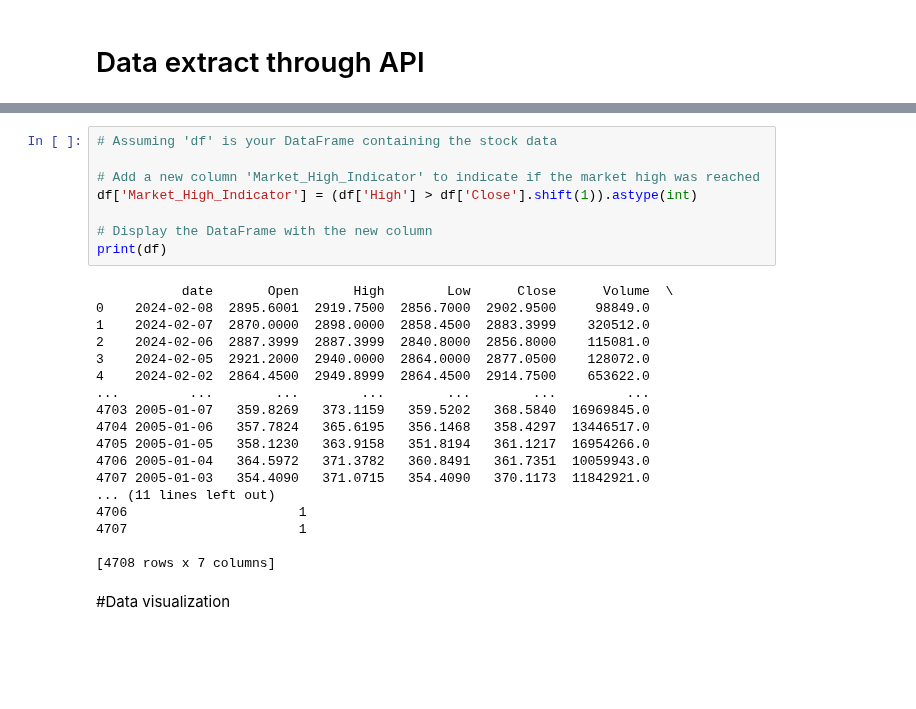
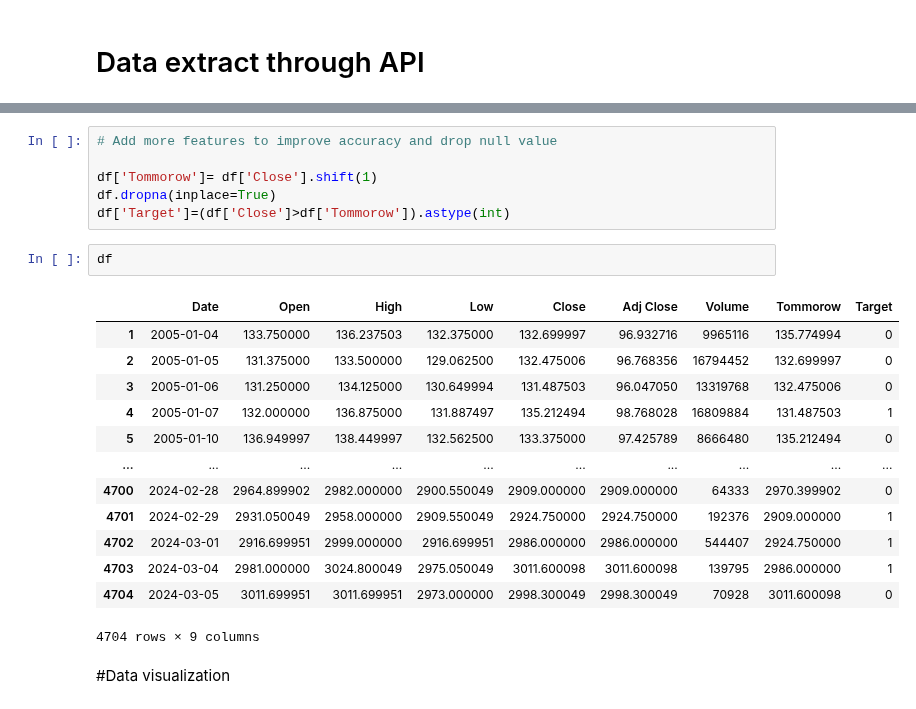
Before and after one commit to vatsbalar22/Stock-prediction-ML-DL-MLOps-Flask, a Jupyter notebook: colab_model.ipynb, the cells around one changed output, grey strips where cells are left out. Drawn from its saved outputs; the diff is of its cells as text; blank space fills up the shorter version.

```diff
--- a/colab_model.ipynb
+++ b/colab_model.ipynb
@@ -40,29 +55,25 @@ df
-# %%
-# Assuming 'df' is your DataFrame containing the stock data
-
-# Add a new column 'Market_High_Indicator' to indicate if the market high was reached
-df['Market_High_Indicator'] = (df['High'] > df['Close'].shift(1)).astype(int)
-
-# Display the DataFrame with the new column
-print(df)
-# %% [output]
-           date       Open       High        Low      Close      Volume  \
-0    2024-02-08  2895.6001  2919.7500  2856.7000  2902.9500     98849.0
-1    2024-02-07  2870.0000  2898.0000  2858.4500  2883.3999    320512.0
-2    2024-02-06  2887.3999  2887.3999  2840.8000  2856.8000    115081.0
-3    2024-02-05  2921.2000  2940.0000  2864.0000  2877.0500    128072.0
-4    2024-02-02  2864.4500  2949.8999  2864.4500  2914.7500    653622.0
-...         ...        ...        ...        ...        ...         ...
-4703 2005-01-07   359.8269   373.1159   359.5202   368.5840  16969845.0
-4704 2005-01-06   357.7824   365.6195   356.1468   358.4297  13446517.0
-4705 2005-01-05   358.1230   363.9158   351.8194   361.1217  16954266.0
-4706 2005-01-04   364.5972   371.3782   360.8491   361.7351  10059943.0
-4707 2005-01-03   354.4090   371.0715   354.4090   370.1173  11842921.0
-... (11 lines left out)
-4706                      1
-4707                      1
-
-[4708 rows x 7 columns]
+# %%
+# Add more features to improve accuracy and drop null value
+
+df['Tommorow']= df['Close'].shift(1)
+df.dropna(inplace=True)
+df['Target']=(df['Close']>df['Tommorow']).astype(int)
+# %%
+df
+# %% [output]
+|  | Date | Open | High | Low | Close | Adj Close | Volume | Tommorow | Target |
+| 1 | 2005-01-04 | 133.750000 | 136.237503 | 132.375000 | 132.699997 | 96.932716 | 9965116 | 135.774994 | 0 |
+| 2 | 2005-01-05 | 131.375000 | 133.500000 | 129.062500 | 132.475006 | 96.768356 | 16794452 | 132.699997 | 0 |
+| 3 | 2005-01-06 | 131.250000 | 134.125000 | 130.649994 | 131.487503 | 96.047050 | 13319768 | 132.475006 | 0 |
+| 4 | 2005-01-07 | 132.000000 | 136.875000 | 131.887497 | 135.212494 | 98.768028 | 16809884 | 131.487503 | 1 |
+| 5 | 2005-01-10 | 136.949997 | 138.449997 | 132.562500 | 133.375000 | 97.425789 | 8666480 | 135.212494 | 0 |
+| ... | ... | ... | ... | ... | ... | ... | ... | ... | ... |
+| 4700 | 2024-02-28 | 2964.899902 | 2982.000000 | 2900.550049 | 2909.000000 | 2909.000000 | 64333 | 2970.399902 | 0 |
+| 4701 | 2024-02-29 | 2931.050049 | 2958.000000 | 2909.550049 | 2924.750000 | 2924.750000 | 192376 | 2909.000000 | 1 |
+| 4702 | 2024-03-01 | 2916.699951 | 2999.000000 | 2916.699951 | 2986.000000 | 2986.000000 | 544407 | 2924.750000 | 1 |
+| 4703 | 2024-03-04 | 2981.000000 | 3024.800049 | 2975.050049 | 3011.600098 | 3011.600098 | 139795 | 2986.000000 | 1 |
+| 4704 | 2024-03-05 | 3011.699951 | 3011.699951 | 2973.000000 | 2998.300049 | 2998.300049 | 70928 | 3011.600098 | 0 |
+4704 rows × 9 columns
 # %% [markdown]
 #Data visualization
 # %%
```
Also changed, not shown: parts of 20 cells of this notebook.
